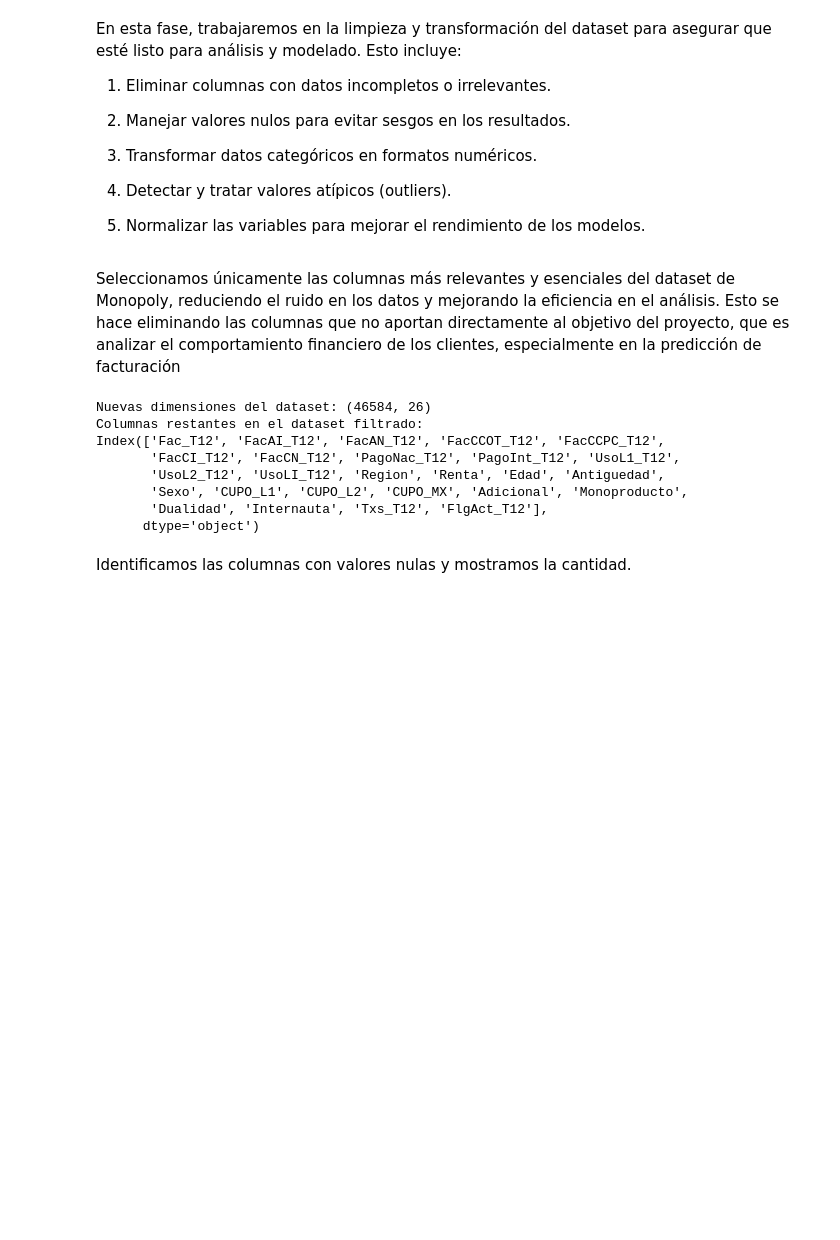
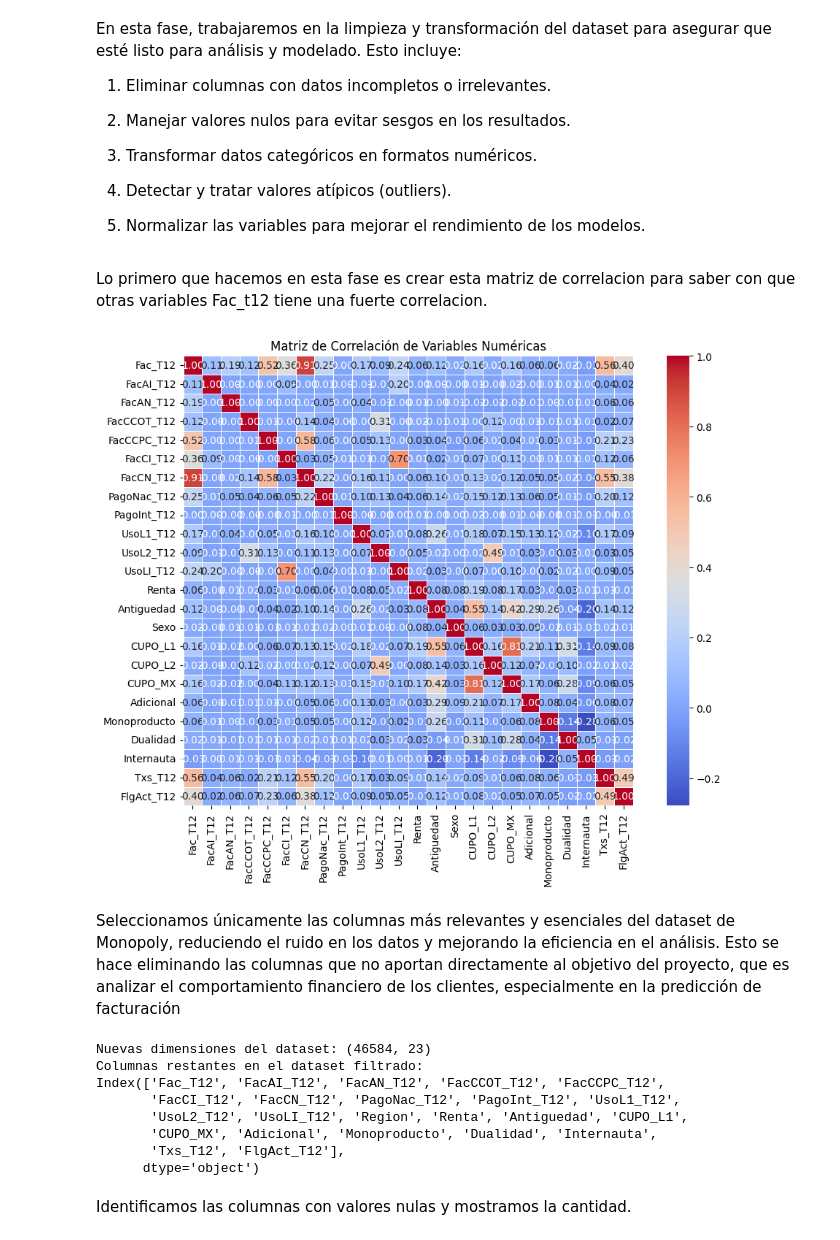
Before and after one commit to TitoD01/monopoly, a Jupyter notebook: monopoly/notebooks/Monopoly.ipynb, the cells around one changed output. Drawn from its saved outputs; the diff is of its cells as text; code cells hidden in the pictures; blank space fills up the shorter version.

```diff
--- a/monopoly/notebooks/Monopoly.ipynb
+++ b/monopoly/notebooks/Monopoly.ipynb
@@ -234,6 +234,24 @@ En esta fase, trabajaremos en la limpieza y transformación del dataset para ase
 4. Detectar y tratar valores atípicos (outliers).
 
 5. Normalizar las variables para mejorar el rendimiento de los modelos.
+# %% [markdown]
+Lo primero que hacemos en esta fase es crear esta matriz de correlacion para saber con que otras variables Fac_t12 tiene una fuerte correlacion.
+# %%
+
+
+# Seleccionar solo las columnas numéricas del DataFrame filtrado
+df_numerico = df_filtrado.select_dtypes(include=['float64', 'int64'])
+
+# Calcular la matriz de correlación
+matriz_correlacion = df_numerico.corr()
+
+# Crear el heatmap para visualizar la matriz de correlación
+plt.figure(figsize=(12, 8))
+sb.heatmap(matriz_correlacion, annot=True, fmt=".2f", cmap="coolwarm", square=True, linewidths=0.5)
+plt.title("Matriz de Correlación de Variables Numéricas")
+plt.show()
+# %% [output]
+[figure, added]
 # %% [markdown]
 Seleccionamos únicamente las columnas más relevantes y esenciales del dataset de Monopoly, reduciendo el ruido en los datos y mejorando la eficiencia en el análisis. Esto se hace eliminando las columnas que no aportan directamente al objetivo del proyecto, que es analizar el comportamiento financiero de los clientes, especialmente en la predicción de facturación
 # %%
@@ -244,8 +262,8 @@ columnas_a_mantener = [
     'FacCI_T12', 'FacCN_T12', 'PagoNac_T12', 'PagoInt_T12',
     'UsoL1_T12', 'UsoL2_T12', 'UsoLI_T12',
     # Relevantes
-    'Region', 'Renta', 'Edad', 'Antiguedad', 'Sexo',
-    'CUPO_L1', 'CUPO_L2', 'CUPO_MX', 'Adicional', 'Monoproducto',
+    'Region', 'Renta', 'Antiguedad',
+    'CUPO_L1','CUPO_MX', 'Adicional', 'Monoproducto',
     'Dualidad', 'Internauta', 'Txs_T12', 'FlgAct_T12'
 ]
 
@@ -259,13 +277,13 @@ print("Nuevas dimensiones del dataset:", df_filtrado.shape)
 print("Columnas restantes en el dataset filtrado:")
 print(df_filtrado.columns)
 # %% [output]
-Nuevas dimensiones del dataset: (46584, 26)
+Nuevas dimensiones del dataset: (46584, 23)
 Columnas restantes en el dataset filtrado:
 Index(['Fac_T12', 'FacAI_T12', 'FacAN_T12', 'FacCCOT_T12', 'FacCCPC_T12',
        'FacCI_T12', 'FacCN_T12', 'PagoNac_T12', 'PagoInt_T12', 'UsoL1_T12',
-       'UsoL2_T12', 'UsoLI_T12', 'Region', 'Renta', 'Edad', 'Antiguedad',
-       'Sexo', 'CUPO_L1', 'CUPO_L2', 'CUPO_MX', 'Adicional', 'Monoproducto',
-       'Dualidad', 'Internauta', 'Txs_T12', 'FlgAct_T12'],
+       'UsoL2_T12', 'UsoLI_T12', 'Region', 'Renta', 'Antiguedad', 'CUPO_L1',
+       'CUPO_MX', 'Adicional', 'Monoproducto', 'Dualidad', 'Internauta',
+       'Txs_T12', 'FlgAct_T12'],
       dtype='object')
 # %% [markdown]
 Identificamos las columnas con valores nulas y mostramos la cantidad.
```
Also changed, not shown: parts of 6 cells of this notebook.
